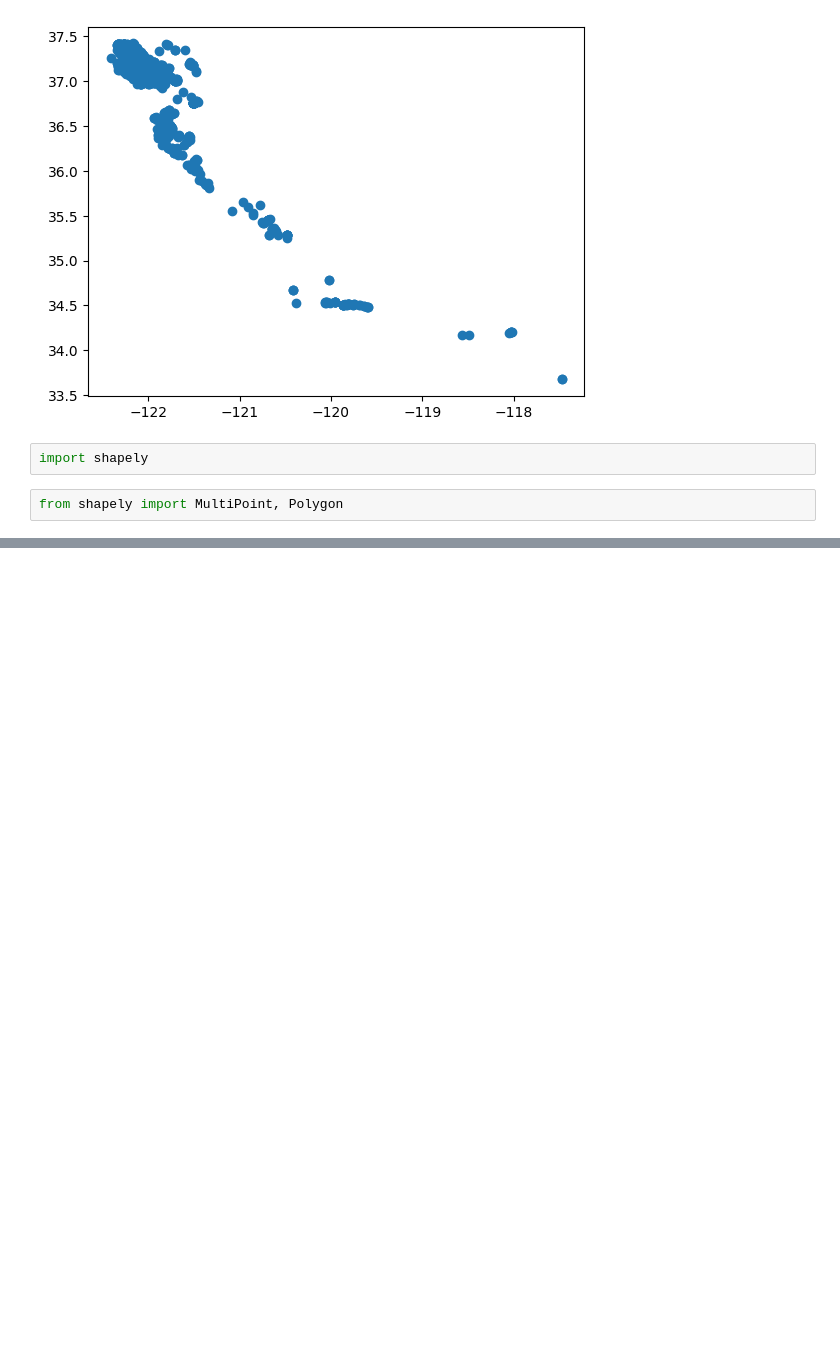
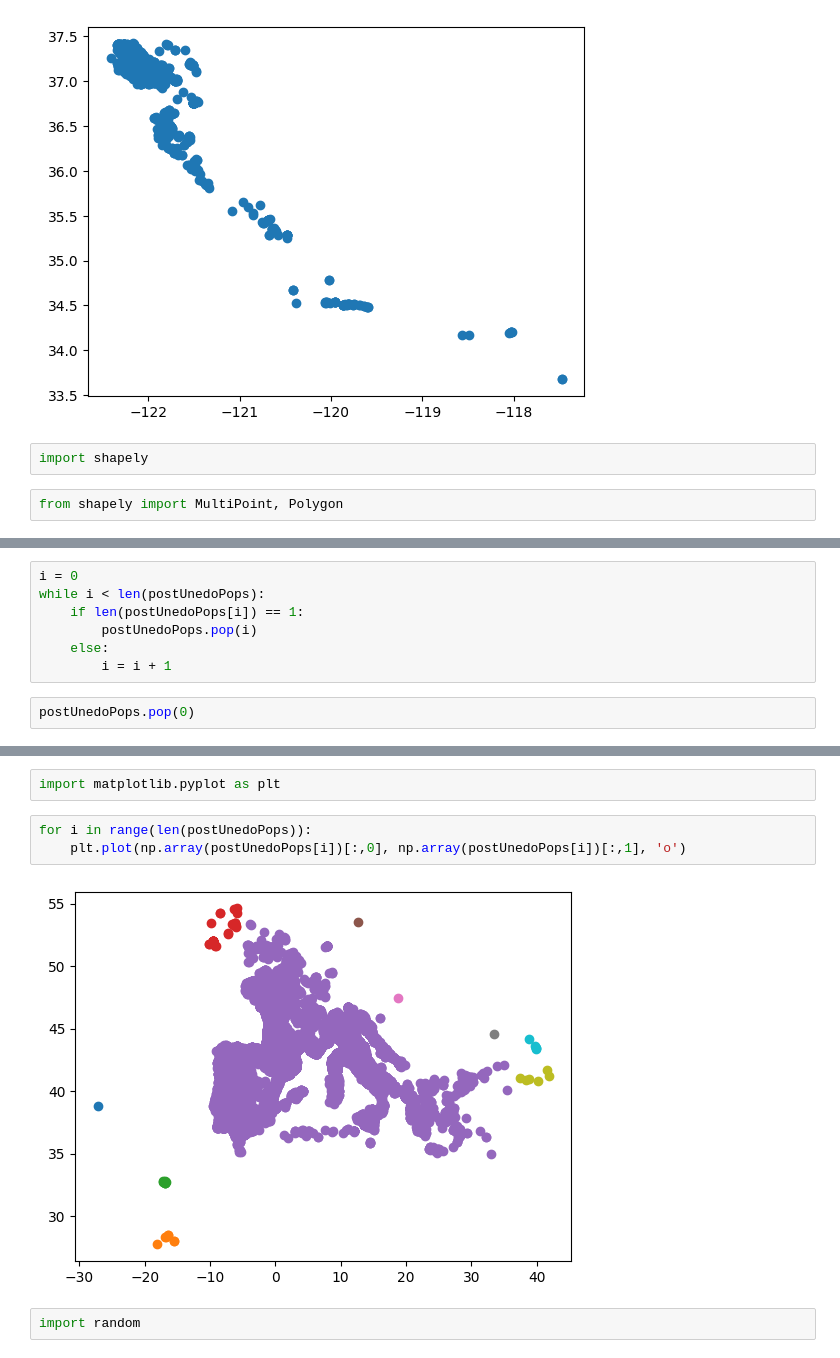
Before and after one commit to SeanHaight/madroneRange, a Jupyter notebook: MappingProject.ipynb, the cells around one changed output, grey strips where cells are left out. Cells and saved outputs as stored; diff of their text form; blank space fills up the shorter version.

Commit message:
Worked on Unedo

```diff
--- a/MappingProject.ipynb
+++ b/MappingProject.ipynb
@@ -282,0 +251,9 @@ from shapely import MultiPoint, Polygon
+# %%
+i = 0
+while i < len(postUnedoPops):
+    if len(postUnedoPops[i]) == 1:
+        postUnedoPops.pop(i)
+    else:
+        i = i + 1
+# %%
+postUnedoPops.pop(0)
@@ -300,0 +398,9 @@ with fiona.open('my_shp2.shp', 'w', 'ESRI Shapefile', schema) as c:
+# %%
+import matplotlib.pyplot as plt
+# %%
+for i in range(len(postUnedoPops)):
+    plt.plot(np.array(postUnedoPops[i])[:,0], np.array(postUnedoPops[i])[:,1], 'o')
+# %% [output]
+[figure, added]
+# %%
+import random
```
Also changed, not shown: parts of 29 cells of this notebook, 56 other files.
